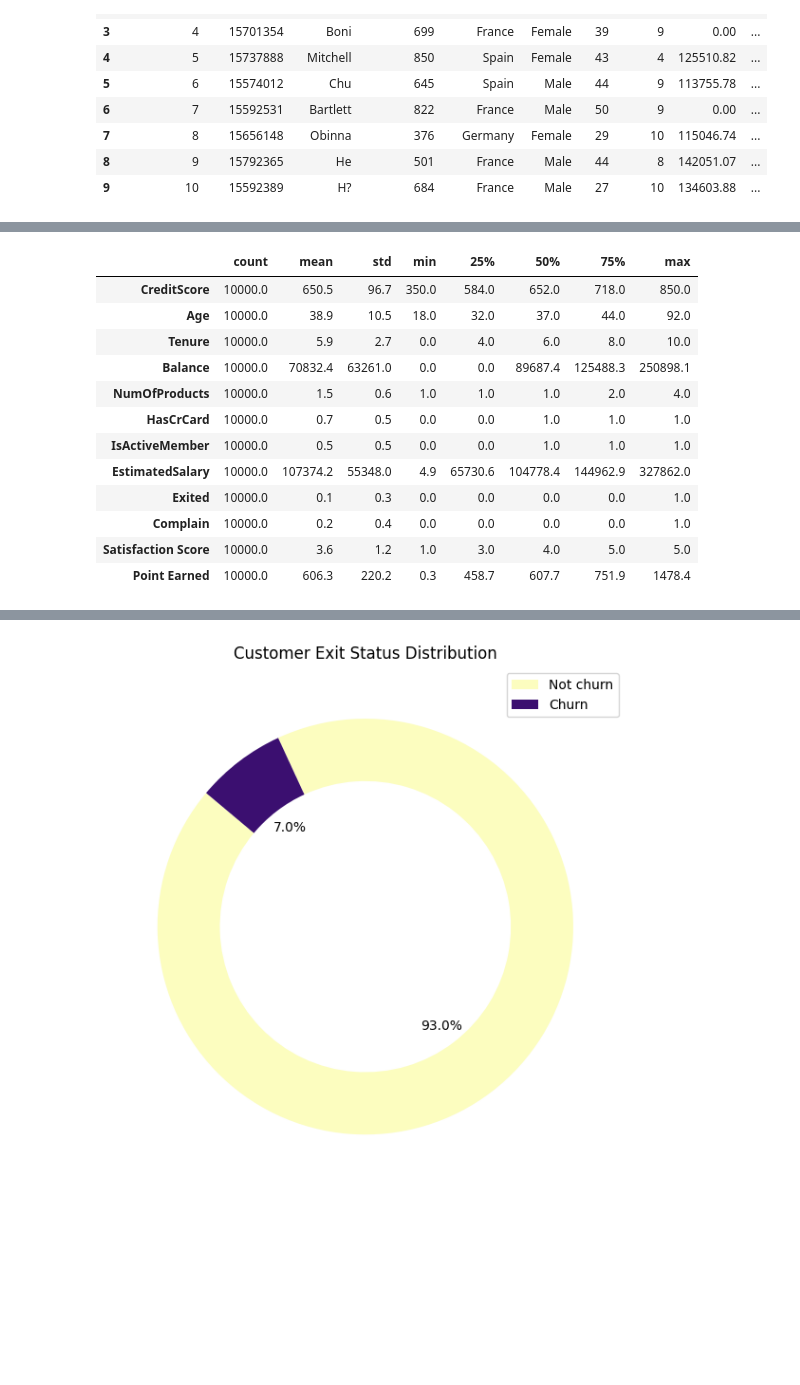
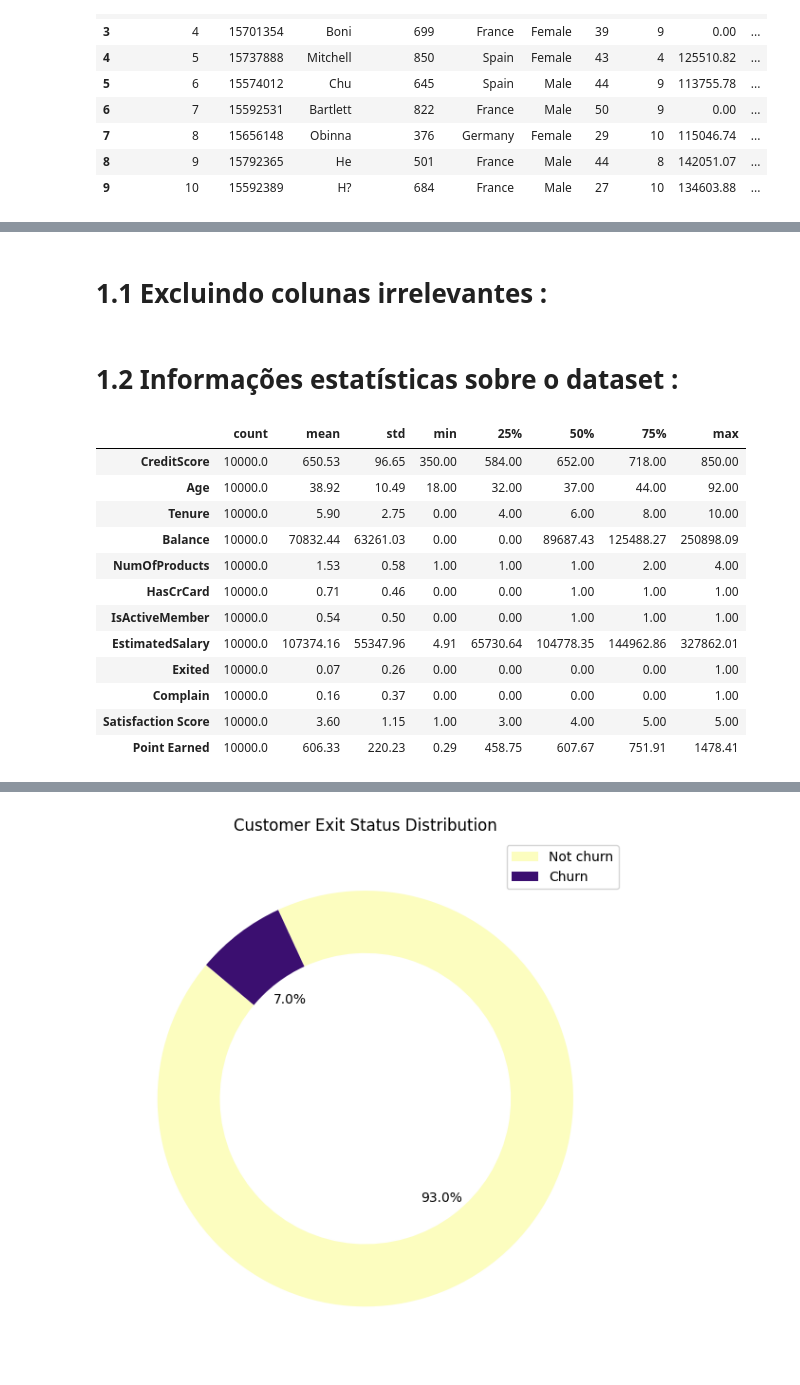
Before and after one commit to LucasDS9/Customer-churn-project-, a Jupyter notebook: Customer_churn.ipynb, the cells around one changed output, grey strips where cells are left out. Saved outputs shown, nothing was run; the diff lists cells and outputs as text; code cells hidden in the pictures; blank space fills up the shorter version.

```diff
--- a/Customer_churn.ipynb
+++ b/Customer_churn.ipynb
@@ -24,18 +112,22 @@ df.head(10)
+# %% [markdown]
+# 1.1 Excluindo colunas irrelevantes :
 # %%
 df.drop(columns=['RowNumber', 'CustomerId', 'Surname', 'Geography'], inplace=True)
+# %% [markdown]
+# 1.2 Informações estatísticas sobre o dataset :
 # %%
-df.describe().T.round(1)
+df.describe().T.round(2)
 # %% [output]
 |  | count | mean | std | min | 25% | 50% | 75% | max |
-| CreditScore | 10000.0 | 650.5 | 96.7 | 350.0 | 584.0 | 652.0 | 718.0 | 850.0 |
-| Age | 10000.0 | 38.9 | 10.5 | 18.0 | 32.0 | 37.0 | 44.0 | 92.0 |
-| Tenure | 10000.0 | 5.9 | 2.7 | 0.0 | 4.0 | 6.0 | 8.0 | 10.0 |
-| Balance | 10000.0 | 70832.4 | 63261.0 | 0.0 | 0.0 | 89687.4 | 125488.3 | 250898.1 |
-| NumOfProducts | 10000.0 | 1.5 | 0.6 | 1.0 | 1.0 | 1.0 | 2.0 | 4.0 |
-| HasCrCard | 10000.0 | 0.7 | 0.5 | 0.0 | 0.0 | 1.0 | 1.0 | 1.0 |
-| IsActiveMember | 10000.0 | 0.5 | 0.5 | 0.0 | 0.0 | 1.0 | 1.0 | 1.0 |
-| EstimatedSalary | 10000.0 | 107374.2 | 55348.0 | 4.9 | 65730.6 | 104778.4 | 144962.9 | 327862.0 |
-| Exited | 10000.0 | 0.1 | 0.3 | 0.0 | 0.0 | 0.0 | 0.0 | 1.0 |
-| Complain | 10000.0 | 0.2 | 0.4 | 0.0 | 0.0 | 0.0 | 0.0 | 1.0 |
-| Satisfaction Score | 10000.0 | 3.6 | 1.2 | 1.0 | 3.0 | 4.0 | 5.0 | 5.0 |
-| Point Earned | 10000.0 | 606.3 | 220.2 | 0.3 | 458.7 | 607.7 | 751.9 | 1478.4 |
+| CreditScore | 10000.0 | 650.53 | 96.65 | 350.00 | 584.00 | 652.00 | 718.00 | 850.00 |
+| Age | 10000.0 | 38.92 | 10.49 | 18.00 | 32.00 | 37.00 | 44.00 | 92.00 |
+| Tenure | 10000.0 | 5.90 | 2.75 | 0.00 | 4.00 | 6.00 | 8.00 | 10.00 |
+| Balance | 10000.0 | 70832.44 | 63261.03 | 0.00 | 0.00 | 89687.43 | 125488.27 | 250898.09 |
+| NumOfProducts | 10000.0 | 1.53 | 0.58 | 1.00 | 1.00 | 1.00 | 2.00 | 4.00 |
+| HasCrCard | 10000.0 | 0.71 | 0.46 | 0.00 | 0.00 | 1.00 | 1.00 | 1.00 |
+| IsActiveMember | 10000.0 | 0.54 | 0.50 | 0.00 | 0.00 | 1.00 | 1.00 | 1.00 |
+| EstimatedSalary | 10000.0 | 107374.16 | 55347.96 | 4.91 | 65730.64 | 104778.35 | 144962.86 | 327862.01 |
+| Exited | 10000.0 | 0.07 | 0.26 | 0.00 | 0.00 | 0.00 | 0.00 | 1.00 |
+| Complain | 10000.0 | 0.16 | 0.37 | 0.00 | 0.00 | 0.00 | 0.00 | 1.00 |
+| Satisfaction Score | 10000.0 | 3.60 | 1.15 | 1.00 | 3.00 | 4.00 | 5.00 | 5.00 |
+| Point Earned | 10000.0 | 606.33 | 220.23 | 0.29 | 458.75 | 607.67 | 751.91 | 1478.41 |
```
Also changed, not shown: parts of 48 cells of this notebook, 2 other files.
